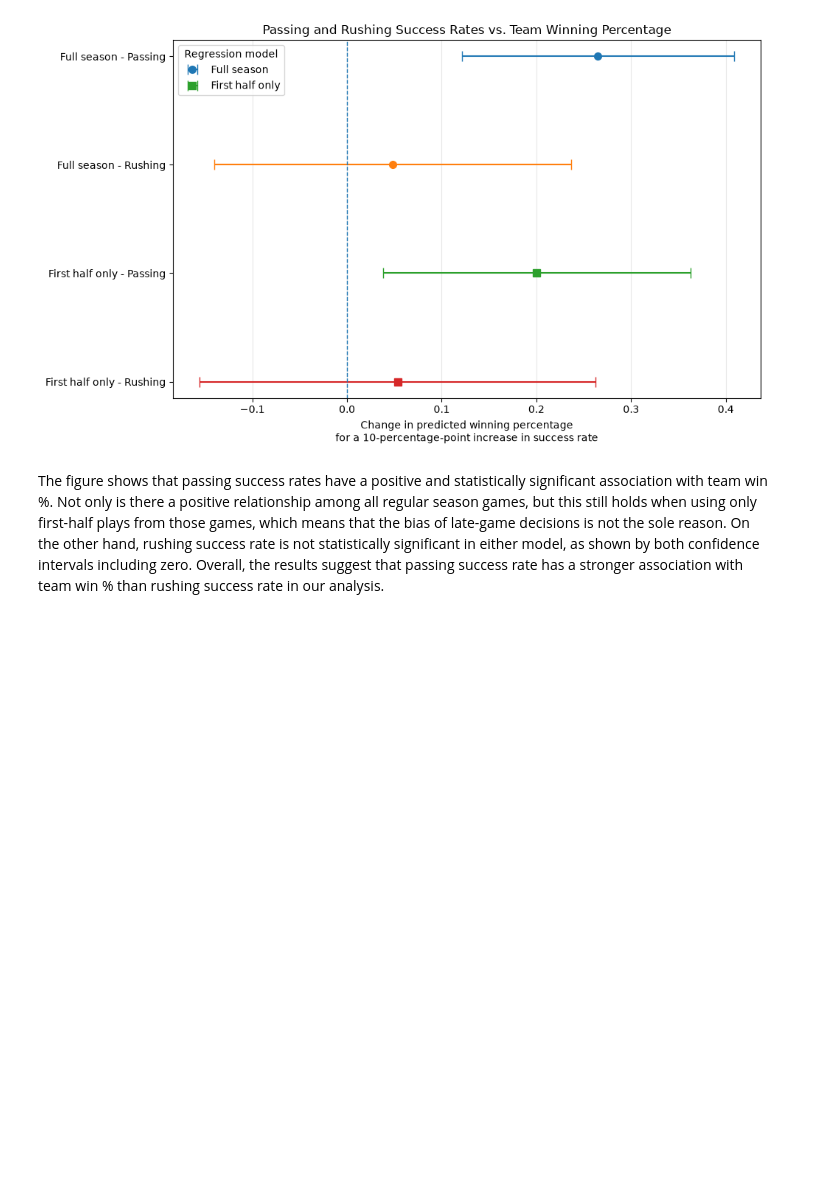
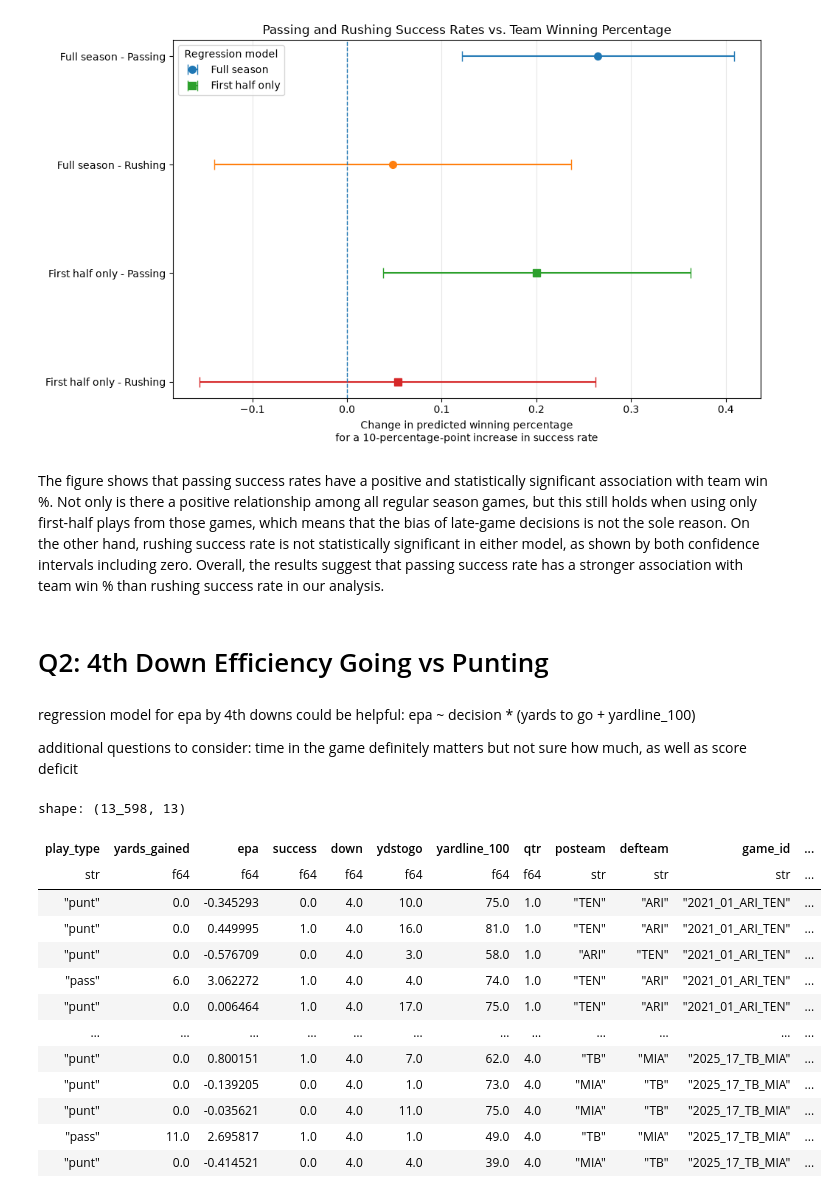
Before and after one commit to acimma3/cs418-football, a Jupyter notebook: narrative.ipynb, the cells around one changed output. Drawn from its saved outputs; the diff is of its cells as text; code cells hidden in the pictures; blank space fills up the shorter version.

Commit message:
question 2 narrative notebook regression model for 4th downs based on yardline_100 and ydstogo. visuals are not finished yet

```diff
--- a/narrative.ipynb
+++ b/narrative.ipynb
@@ -512,3 +512,45 @@ plt.show()
 [figure]
 # %% [markdown]
 The figure shows that passing success rates have a positive and statistically significant association with team win %. Not only is there a positive relationship among all regular season games, but this still holds when using only first-half plays from those games, which means that the bias of late-game decisions is not the sole reason. On the other hand, rushing success rate is not statistically significant in either model, as shown by both confidence intervals including zero. Overall, the results suggest that passing success rate has a stronger association with team win % than rushing success rate in our analysis.
+# %% [markdown]
+# Q2: 4th Down Efficiency Going vs Punting
+# %% [markdown]
+regression model for epa by 4th downs could be helpful:
+epa ~ decision * (yards to go + yardline_100)
+
+additional questions to consider: time in the game definitely matters but not sure how much, as well as score deficit
+# %%
+# load 4th down data as done in other checkpoints
+pbp5Years = nfl.load_pbp([2021, 2022, 2023, 2024, 2025])
+pbp5Years = pbp5Years.filter(pl.col("week") <= 17)
+pbp5Years = pbp5Years.select([
+    "play_type", "yards_gained", "epa", "success", "down", "ydstogo",
+    "yardline_100", "qtr", "posteam", "defteam", "game_id", "week"
+])
+
+fourthDowns = pbp5Years.filter(
+    (pl.col("down") == 4)
+    & (pl.col("play_type").is_in(["punt", "run", "pass"]))
+)
+fourthDowns = fourthDowns.with_columns(
+    pl.when(pl.col("play_type") == "punt")
+    .then(pl.lit("Punt"))
+    .otherwise(pl.lit("Go for it"))
+    .alias("decision")
+)
+fourthDowns
+# %% [output]
+shape: (13_598, 13)
+| play_type | yards_gained | epa | success | down | ydstogo | yardline_100 | qtr | posteam | defteam | game_id | ... |
+| str | f64 | f64 | f64 | f64 | f64 | f64 | f64 | str | str | str | ... |
+| "punt" | 0.0 | -0.345293 | 0.0 | 4.0 | 10.0 | 75.0 | 1.0 | "TEN" | "ARI" | "2021_01_ARI_TEN" | ... |
+| "punt" | 0.0 | 0.449995 | 1.0 | 4.0 | 16.0 | 81.0 | 1.0 | "TEN" | "ARI" | "2021_01_ARI_TEN" | ... |
+| "punt" | 0.0 | -0.576709 | 0.0 | 4.0 | 3.0 | 58.0 | 1.0 | "ARI" | "TEN" | "2021_01_ARI_TEN" | ... |
+| "pass" | 6.0 | 3.062272 | 1.0 | 4.0 | 4.0 | 74.0 | 1.0 | "TEN" | "ARI" | "2021_01_ARI_TEN" | ... |
+| "punt" | 0.0 | 0.006464 | 1.0 | 4.0 | 17.0 | 75.0 | 1.0 | "TEN" | "ARI" | "2021_01_ARI_TEN" | ... |
+| … | … | … | … | … | … | … | … | … | … | … | ... |
+| "punt" | 0.0 | 0.800151 | 1.0 | 4.0 | 7.0 | 62.0 | 4.0 | "TB" | "MIA" | "2025_17_TB_MIA" | ... |
+| "punt" | 0.0 | -0.139205 | 0.0 | 4.0 | 1.0 | 73.0 | 4.0 | "MIA" | "TB" | "2025_17_TB_MIA" | ... |
+| "punt" | 0.0 | -0.035621 | 0.0 | 4.0 | 11.0 | 75.0 | 4.0 | "MIA" | "TB" | "2025_17_TB_MIA" | ... |
+| "pass" | 11.0 | 2.695817 | 1.0 | 4.0 | 1.0 | 49.0 | 4.0 | "TB" | "MIA" | "2025_17_TB_MIA" | ... |
+| "punt" | 0.0 | -0.414521 | 0.0 | 4.0 | 4.0 | 39.0 | 4.0 | "MIA" | "TB" | "2025_17_TB_MIA" | ... |
```
Also changed, not shown: parts of 11 cells of this notebook.
